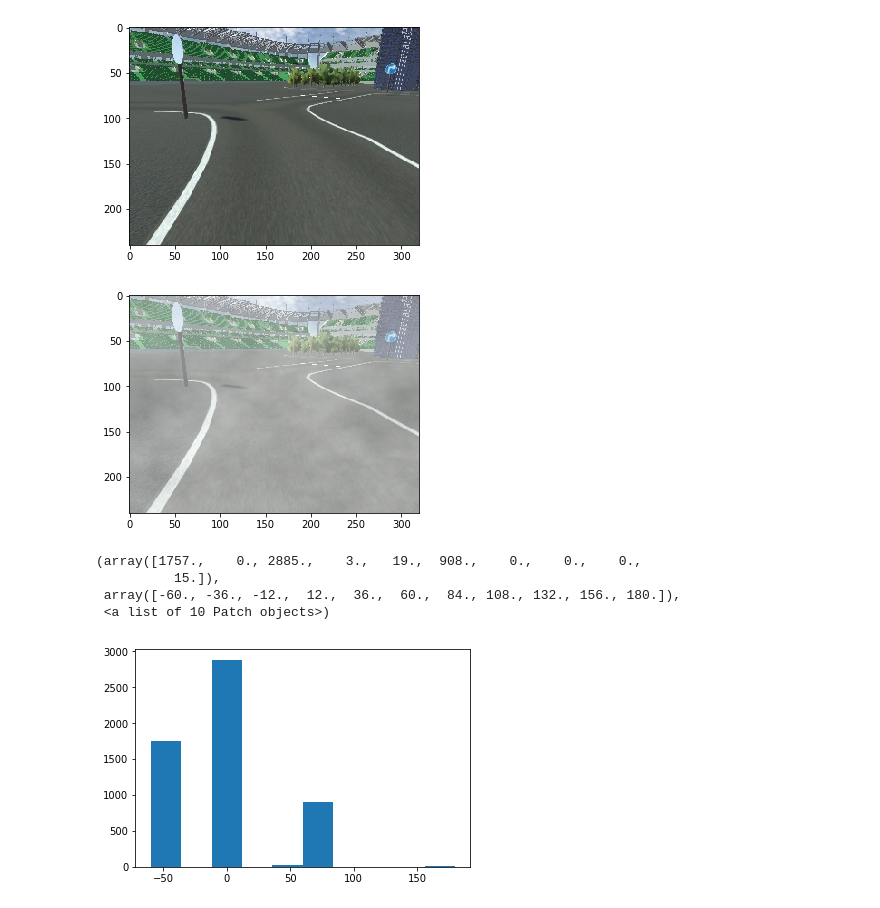
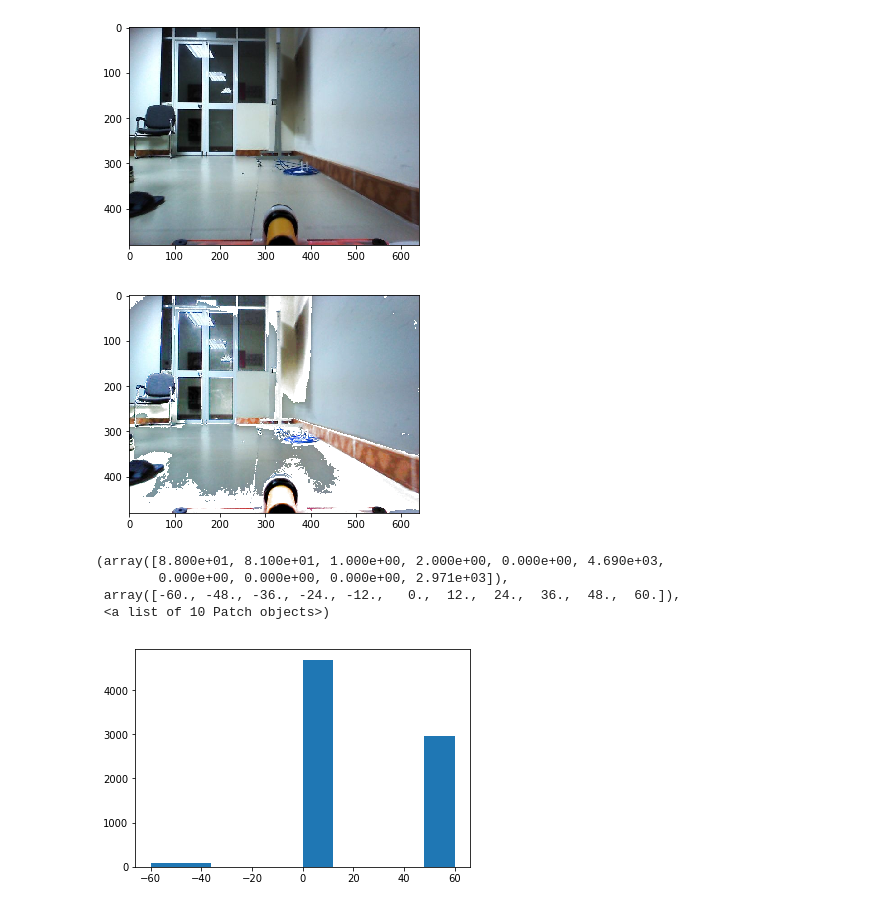
Before and after one commit to hit-haui/model_notTrashCar, a Jupyter notebook: data_normalize.ipynb, the cells around one changed output. Saved outputs shown, nothing was run; the diff lists cells and outputs as text; code cells hidden in the pictures.

```diff
--- a/data_normalize.ipynb
+++ b/data_normalize.ipynb
@@ -6,7 +6,9 @@ import numpy as np
 import matplotlib.pyplot as plt
 from tqdm import tqdm
 from imgaug import augmenters as iaa
+# %%
+dataset_path = '/home/linus/data-generator-notTrashCar/dataset_1551788916.5544326'
 # %%
-labels_file = json.loads(open('./data/key_data.json','r').read())
-labels_file
+labels_file = json.loads(open(os.path.join(dataset_path, 'label.json'),'r').read())
+len(labels_file)
 # %% [output]
@@ -33,10 +21,8 @@ depth_imgs = []
 angle_list = []
 speed_list = []
 for each_sample in tqdm(labels_file, desc='Reading images'):
-    path_to_rgb_img = os.path.join('./data/rgb/', '{}_rgb.jpg'.format(each_sample['index']))
-    path_to_depth_img = os.path.join('./data/depth/', '{}_depth.jpg'.format(each_sample['index']))
-    rgb_imgs.append(cv2.imread(path_to_rgb_img))
-    depth_imgs.append(cv2.imread(path_to_depth_img))
+    rgb_imgs.append(cv2.imread(each_sample['rgb_img_path']))
+    depth_imgs.append(cv2.imread(each_sample['depth_img_path']))
     angle_list.append(each_sample['angle'])
     speed_list.append(each_sample['speed'])
 # %%
@@ -57,19 +43,19 @@ augment_object = iaa.Sequential([
     ])),
 ])
 # %%
-test_img = rgb_imgs[679]
+test_img = rgb_imgs[729]
 show_img(test_img)
 # %% [output]
-[figure, old version]
+[figure, new version]
 # %%
 show_img(augment_object.augment_image(test_img))
 # %% [output]
-[figure, old version]
+[figure, new version]
 # %%
 plt.hist(angle_list)
 # %% [output]
-(array([1757.,    0., 2885.,    3.,   19.,  908.,    0.,    0.,    0.,
-          15.]),
- array([-60., -36., -12.,  12.,  36.,  60.,  84., 108., 132., 156., 180.]),
+(array([8.800e+01, 8.100e+01, 1.000e+00, 2.000e+00, 0.000e+00, 4.690e+03,
+        0.000e+00, 0.000e+00, 0.000e+00, 2.971e+03]),
+ array([-60., -48., -36., -24., -12.,   0.,  12.,  24.,  36.,  48.,  60.]),
  <a list of 10 Patch objects>)
-[figure, old version]
+[figure, new version]
```
Also changed, not shown: parts of 9 cells of this notebook, 2 other files.
